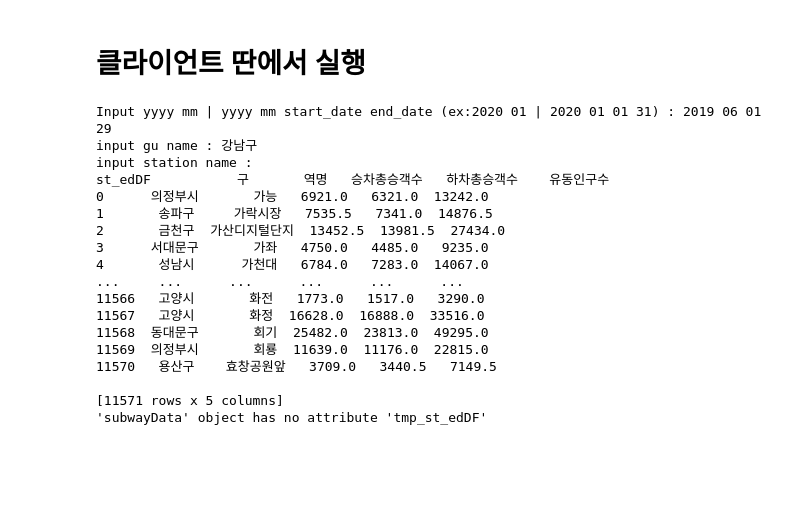
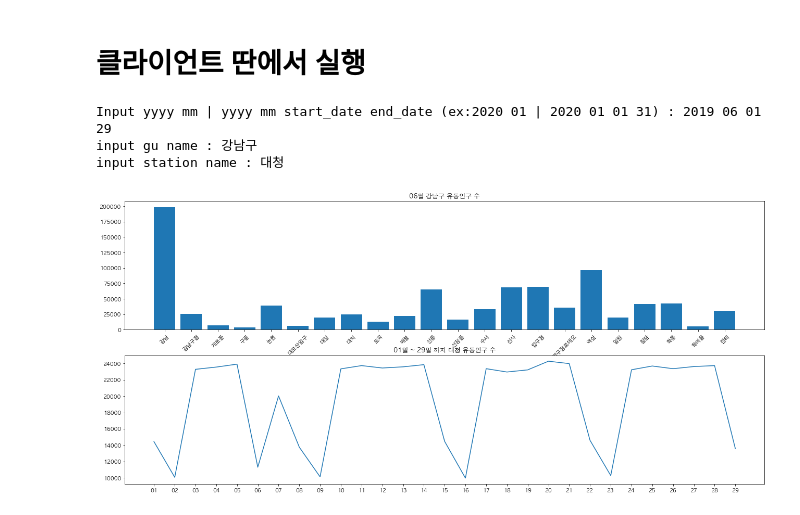
Before and after one commit to SeungYeonJeong22/seoulDataAnalysis, a Jupyter notebook: dataFrameSubMap-Copy1.ipynb, the cells around one changed output. Saved outputs shown, nothing was run; the diff lists cells and outputs as text; code cells hidden in the pictures; blank space fills up the shorter version.

```diff
--- a/dataFrameSubMap-Copy1.ipynb
+++ b/dataFrameSubMap-Copy1.ipynb
@@ -549,7 +587,7 @@ json 처리 후 지역 수 :  25
 # %% [markdown]
 <h1>클라이언트 딴에서 실행</h1>
 # %%
-#DATA = server와 연동해서 server의 DATA값을 가져와야 함
+## DATA = server와 연동해서 server의 DATA값을 가져와야 함
 
 #user로부터 date입력 받기 (필수)     default = yyyy-mm input_format = yyyy mm stdd eddd
 #user로부터 구 입력 받기   (선택)    default = 서울시 전체 input_format = gu_name
@@ -595,50 +633,35 @@ if __name__ == '__main__':
 
             #유저로부터 받은 연도가 DATA.keys()에 없으면 다음 확인
             for datayear in DATA.keys():
                 if not user_input_date['yy'] in datayear:
                     raise Exception('__main__ : {} data is not exist'.format(user_input_date['yy']))
                     continue
                 #유저로부터 st, ed 둘다 받았을 때만 확인
                 if not user_input_date['st'] == '' and not user_input_date['ed'] == '':
-                    st_my_subway_data,ed_my_subway_data = setSubwayData(params)
+                    my_subway_data = setSubwayData(params)
 
                     #맵을 잘 받아왔으면 bar그래프와 line그래프 그리기
-                    if not st_my_subway_data.OpenMap() == False and not ed_my_subway_data.OpenMap() == False:
-                        st_my_subway_data.DrawGraph()
+                    if not my_subway_data.OpenMap() == False:
+                        my_subway_data.DrawGraph()
                         exit_flag = 1
                         break
                 #시작날 혹은 끝날 만 있을 경우 처리
                 elif bool(user_input_date['st'] == '') ^ bool(user_input_date['ed'] == ''):
                     print('start date and end date must be together')
                     continue
                 else:
                     my_subway_data = setSubwayData(params)
-
                     #map이 열리면 break
                     #맵을 잘 받아왔으면 bar그래프와 line그래프 그리기
                     if not my_subway_data.OpenMap() == False:
                         my_subway_data.DrawGraph()
                         exit_flag = 1
                         break
         except Exception as e:
             print(e)
             break
 # %% [output]
 Input yyyy mm | yyyy mm start_date end_date (ex:2020 01 | 2020 01 01 31) : 2019 06 01 29
 input gu name : 강남구
-input station name :
-st_edDF           구       역명   승차총승객수   하차총승객수    유동인구수
-0      의정부시       가능   6921.0   6321.0  13242.0
-1       송파구     가락시장   7535.5   7341.0  14876.5
-2       금천구  가산디지털단지  13452.5  13981.5  27434.0
-3      서대문구       가좌   4750.0   4485.0   9235.0
-4       성남시      가천대   6784.0   7283.0  14067.0
-...     ...      ...      ...      ...      ...
-11566   고양시       화전   1773.0   1517.0   3290.0
-11567   고양시       화정  16628.0  16888.0  33516.0
-11568  동대문구       회기  25482.0  23813.0  49295.0
-11569  의정부시       회룡  11639.0  11176.0  22815.0
-11570   용산구    효창공원앞   3709.0   3440.5   7149.5
-
-[11571 rows x 5 columns]
-'subwayData' object has no attribute 'tmp_st_edDF'
+input station name : 대청
+[figure, added]
```
Also changed, not shown: parts of 8 cells of this notebook, 1 other file.
